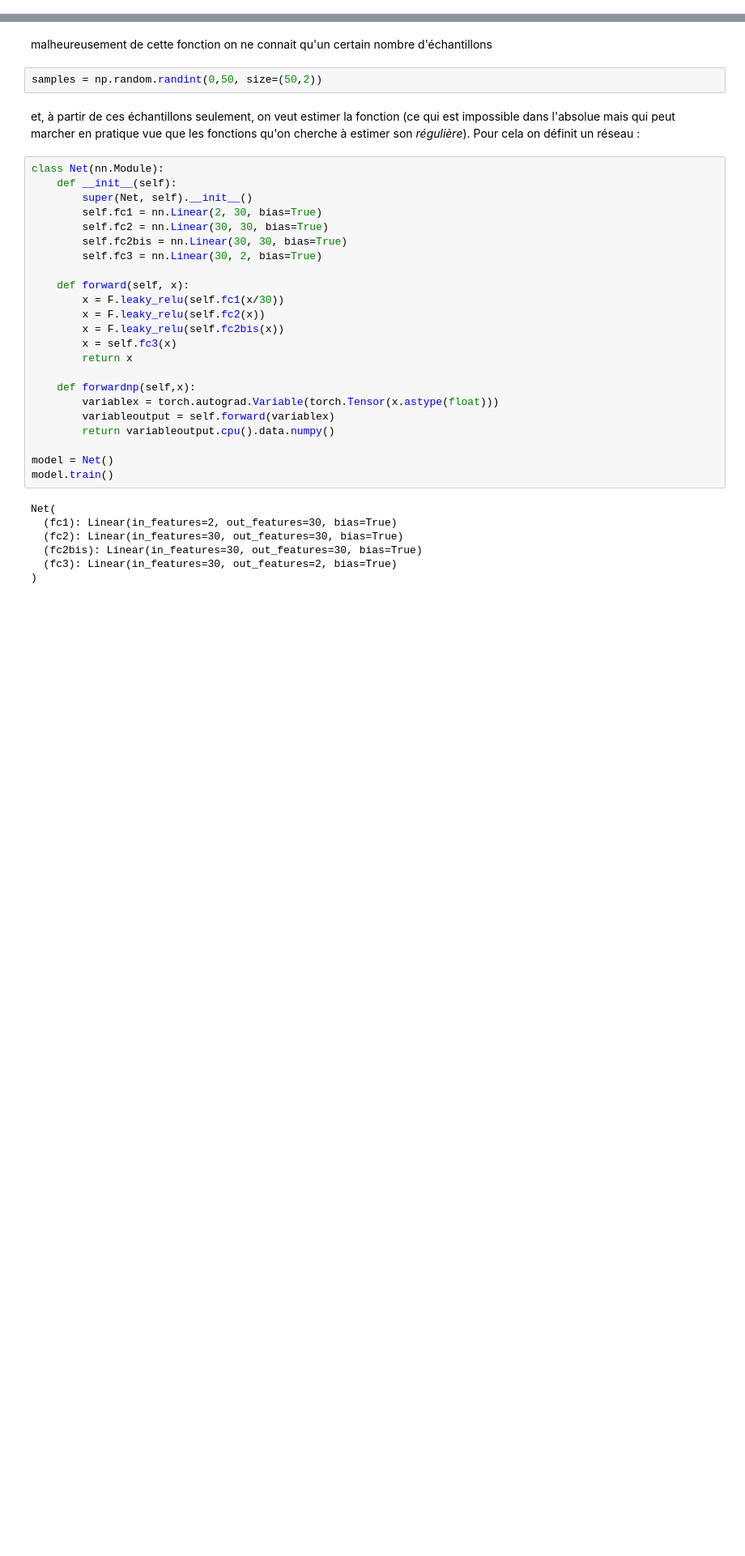
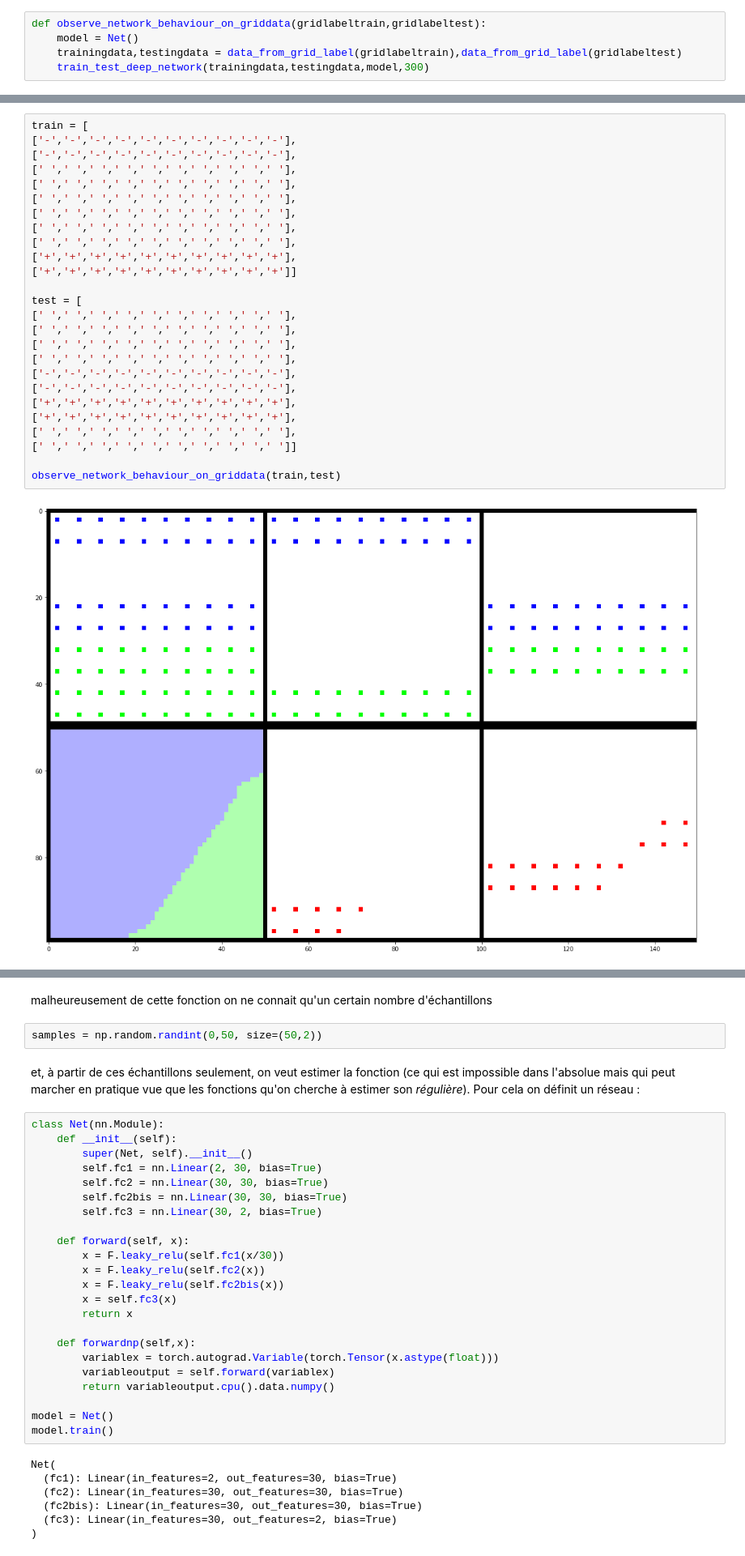
Before and after one commit to achanhon/coursdeeplearningcolab, a Jupyter notebook: tpnn.ipynb, the cells around one changed output, grey strips where cells are left out. Shown at 81% size. Drawn from its saved outputs; the diff is of its cells as text; blank space fills up the shorter version.

```diff
--- a/tpnn.ipynb
+++ b/tpnn.ipynb
@@ -88,0 +191,5 @@ GroundTruth(
+# %%
+def observe_network_behaviour_on_griddata(gridlabeltrain,gridlabeltest):
+    model = Net()
+    trainingdata,testingdata = data_from_grid_label(gridlabeltrain),data_from_grid_label(gridlabeltest)
+    train_test_deep_network(trainingdata,testingdata,model,300)
@@ -88,0 +202,28 @@ GroundTruth(
+# %%
+train = [
+['-','-','-','-','-','-','-','-','-','-'],
+['-','-','-','-','-','-','-','-','-','-'],
+[' ',' ',' ',' ',' ',' ',' ',' ',' ',' '],
+[' ',' ',' ',' ',' ',' ',' ',' ',' ',' '],
+[' ',' ',' ',' ',' ',' ',' ',' ',' ',' '],
+[' ',' ',' ',' ',' ',' ',' ',' ',' ',' '],
+[' ',' ',' ',' ',' ',' ',' ',' ',' ',' '],
+[' ',' ',' ',' ',' ',' ',' ',' ',' ',' '],
+['+','+','+','+','+','+','+','+','+','+'],
+['+','+','+','+','+','+','+','+','+','+']]
+
+test = [
+[' ',' ',' ',' ',' ',' ',' ',' ',' ',' '],
+[' ',' ',' ',' ',' ',' ',' ',' ',' ',' '],
+[' ',' ',' ',' ',' ',' ',' ',' ',' ',' '],
+[' ',' ',' ',' ',' ',' ',' ',' ',' ',' '],
+['-','-','-','-','-','-','-','-','-','-'],
+['-','-','-','-','-','-','-','-','-','-'],
+['+','+','+','+','+','+','+','+','+','+'],
+['+','+','+','+','+','+','+','+','+','+'],
+[' ',' ',' ',' ',' ',' ',' ',' ',' ',' '],
+[' ',' ',' ',' ',' ',' ',' ',' ',' ',' ']]
+
+observe_network_behaviour_on_griddata(train,test)
+# %% [output]
+[figure, added]
```
Also changed, not shown: parts of 8 cells of this notebook.
